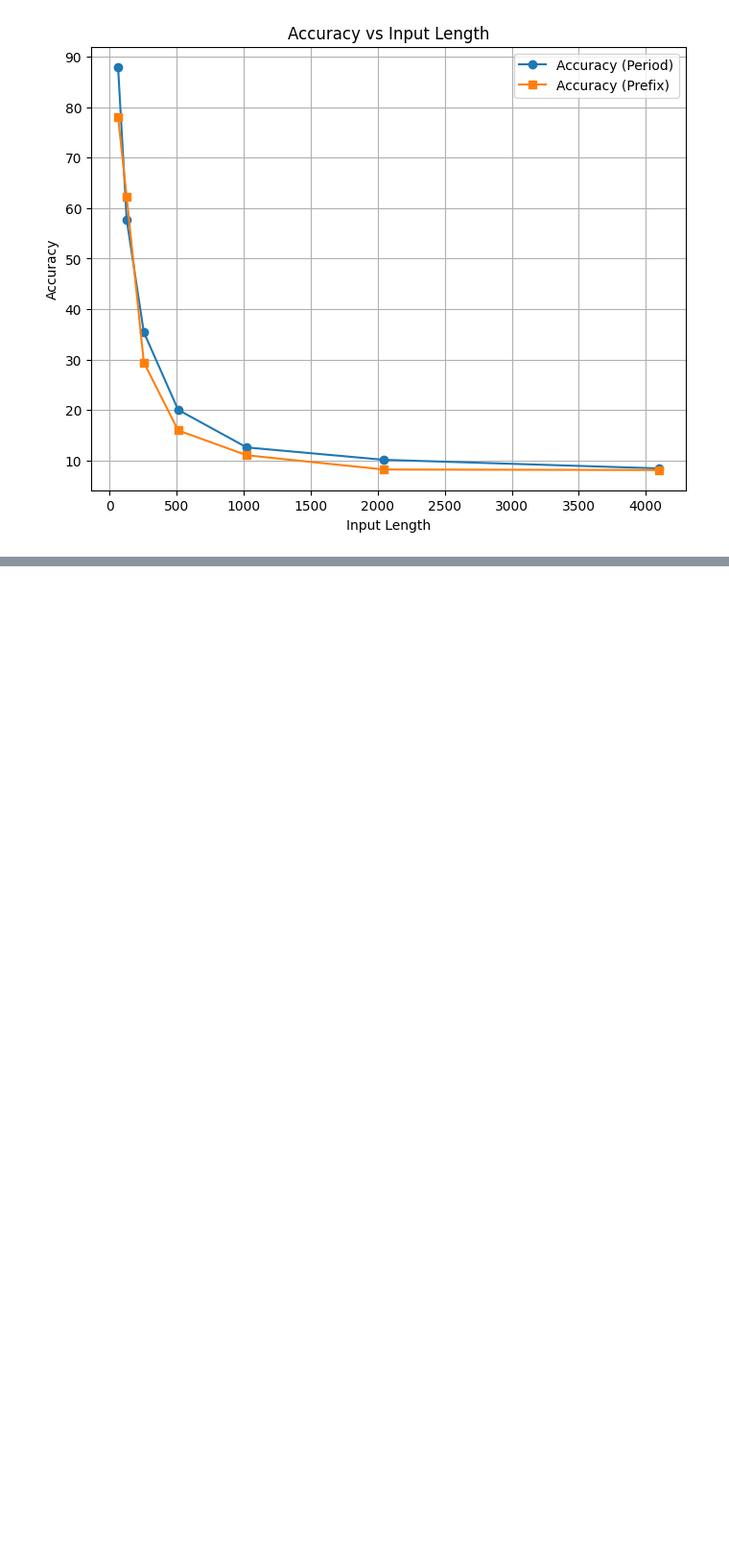
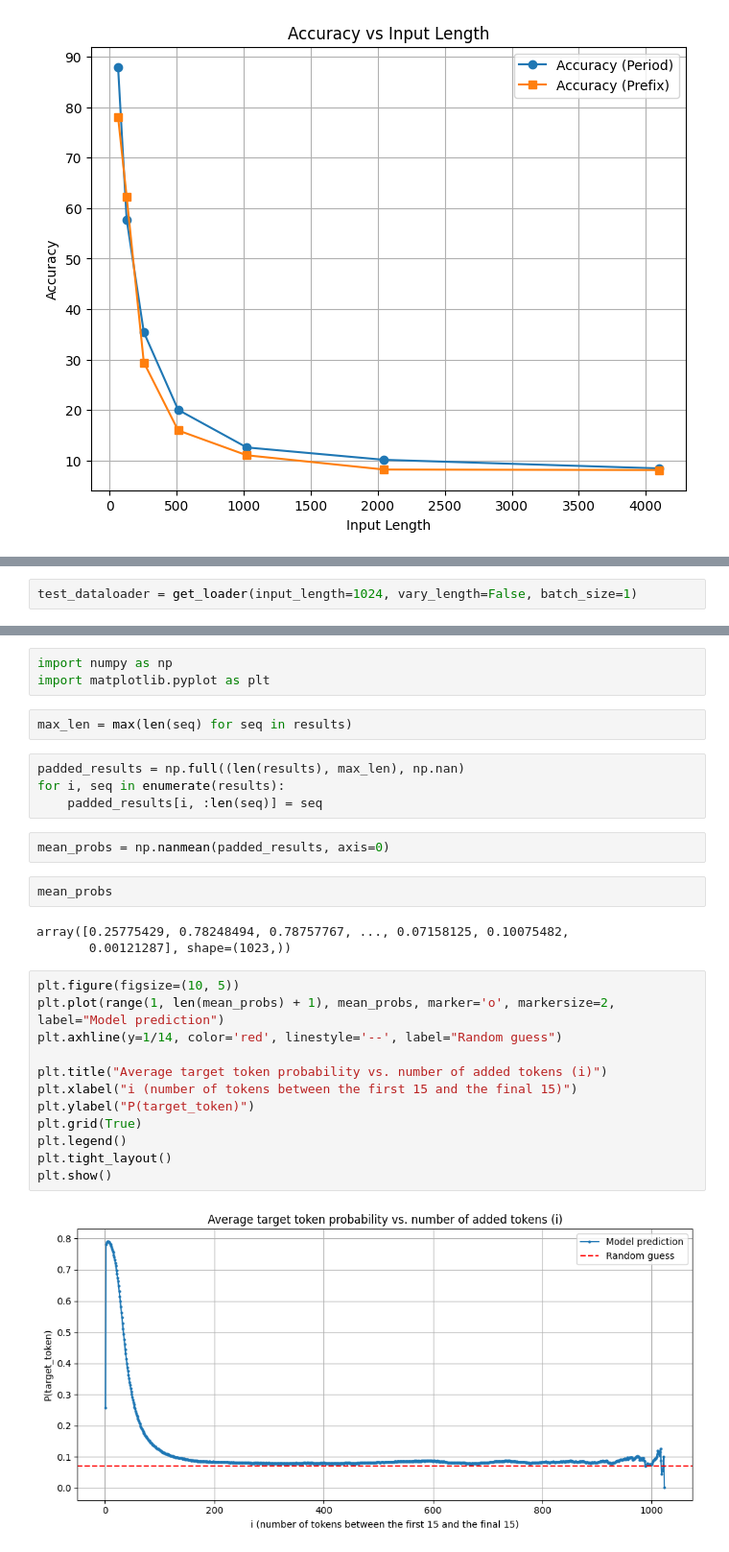
Before and after one commit to AlekseyVlasov/mamba_research, a Jupyter notebook: notebooks/induction_heads.ipynb, the cells around one changed output, grey strips where cells are left out. Shown at 96% size. Saved outputs shown, nothing was run; the diff lists cells and outputs as text; blank space fills up the shorter version.

```diff
--- a/notebooks/induction_heads.ipynb
+++ b/notebooks/induction_heads.ipynb
@@ -131,0 +147,2 @@ plt.show()
+# %%
+test_dataloader = get_loader(input_length=1024, vary_length=False, batch_size=1)
@@ -131,0 +184,30 @@ plt.show()
+# %%
+import numpy as np
+import matplotlib.pyplot as plt
+# %%
+max_len = max(len(seq) for seq in results)
+# %%
+padded_results = np.full((len(results), max_len), np.nan)
+for i, seq in enumerate(results):
+    padded_results[i, :len(seq)] = seq
+# %%
+mean_probs = np.nanmean(padded_results, axis=0)
+# %%
+mean_probs
+# %% [output]
+array([0.25775429, 0.78248494, 0.78757767, ..., 0.07158125, 0.10075482,
+       0.00121287], shape=(1023,))
+# %%
+plt.figure(figsize=(10, 5))
+plt.plot(range(1, len(mean_probs) + 1), mean_probs, marker='o', markersize=2, label="Model prediction")
+plt.axhline(y=1/14, color='red', linestyle='--', label="Random guess")
+
+plt.title("Average target token probability vs. number of added tokens (i)")
+plt.xlabel("i (number of tokens between the first 15 and the final 15)")
+plt.ylabel("P(target_token)")
+plt.grid(True)
+plt.legend()
+plt.tight_layout()
+plt.show()
+# %% [output]
+[figure, added]
```
Also changed, not shown: parts of 22 cells of this notebook.
